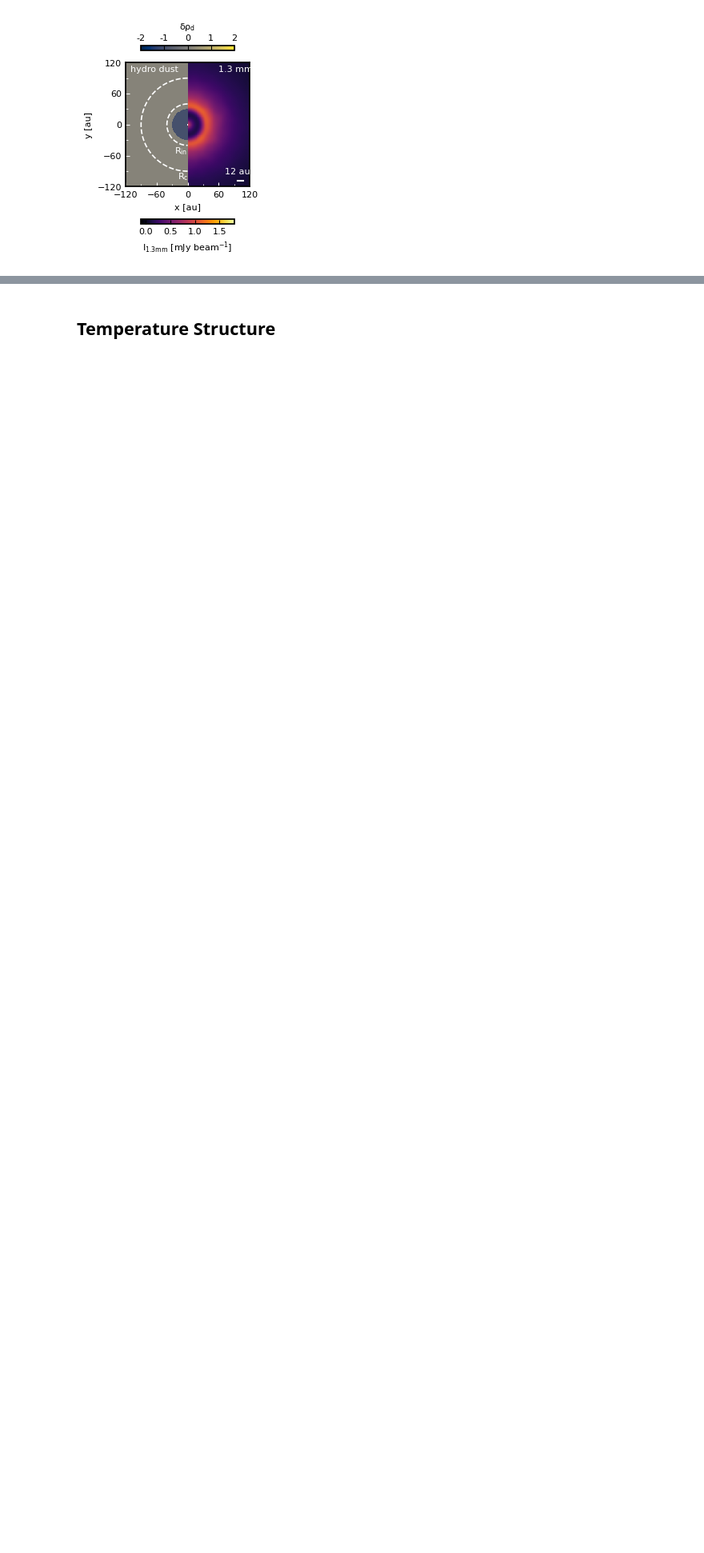
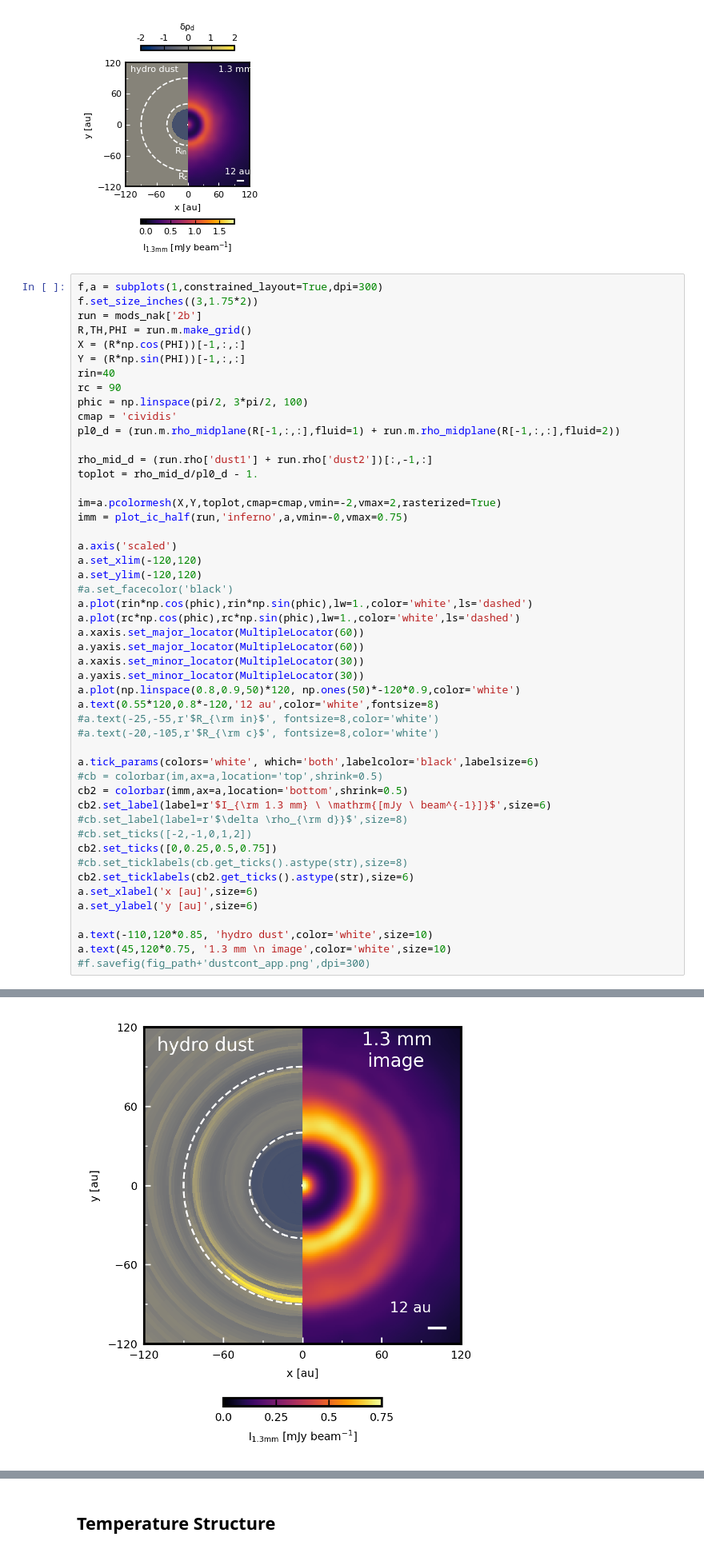
Before and after one commit to uconn-origins/wedgeford, a Jupyter notebook: Trz_analysis.ipynb, the cells around one changed output, grey strips where cells are left out. Shown at 80% size. Cells and saved outputs as stored; diff of their text form; blank space fills up the shorter version.

```diff
--- a/Trz_analysis.ipynb
+++ b/Trz_analysis.ipynb
@@ -525,3 +525,53 @@ f.savefig(fig_path+'dustcont_0.png',dpi=300)
 # %% [output]
 Reading image.out
 [figure]
+# %%
+f,a = subplots(1,constrained_layout=True,dpi=300)
+f.set_size_inches((3,1.75*2))
+run = mods_nak['2b']
+R,TH,PHI = run.m.make_grid()
+X = (R*np.cos(PHI))[-1,:,:]
+Y = (R*np.sin(PHI))[-1,:,:]
+rin=40
+rc = 90
+phic = np.linspace(pi/2, 3*pi/2, 100)
+cmap = 'cividis'
+pl0_d = (run.m.rho_midplane(R[-1,:,:],fluid=1) + run.m.rho_midplane(R[-1,:,:],fluid=2))
+
+rho_mid_d = (run.rho['dust1'] + run.rho['dust2'])[:,-1,:]
+toplot = rho_mid_d/pl0_d - 1.
+
+im=a.pcolormesh(X,Y,toplot,cmap=cmap,vmin=-2,vmax=2,rasterized=True)
+imm = plot_ic_half(run,'inferno',a,vmin=-0,vmax=0.75)
+
+a.axis('scaled')
+a.set_xlim(-120,120)
+a.set_ylim(-120,120)
+#a.set_facecolor('black')
+a.plot(rin*np.cos(phic),rin*np.sin(phic),lw=1.,color='white',ls='dashed')
+a.plot(rc*np.cos(phic),rc*np.sin(phic),lw=1.,color='white',ls='dashed')
+a.xaxis.set_major_locator(MultipleLocator(60))
+a.yaxis.set_major_locator(MultipleLocator(60))
+a.xaxis.set_minor_locator(MultipleLocator(30))
+a.yaxis.set_minor_locator(MultipleLocator(30))
+a.plot(np.linspace(0.8,0.9,50)*120, np.ones(50)*-120*0.9,color='white')
+a.text(0.55*120,0.8*-120,'12 au',color='white',fontsize=8)
+#a.text(-25,-55,r'$R_{\rm in}$', fontsize=8,color='white')
+#a.text(-20,-105,r'$R_{\rm c}$', fontsize=8,color='white')
+
+a.tick_params(colors='white', which='both',labelcolor='black',labelsize=6)
+#cb = colorbar(im,ax=a,location='top',shrink=0.5)
+cb2 = colorbar(imm,ax=a,location='bottom',shrink=0.5)
+cb2.set_label(label=r'$I_{\rm 1.3 mm} \ \mathrm{[mJy \ beam^{-1}]}$',size=6)
+#cb.set_label(label=r'$\delta \rho_{\rm d}}$',size=8)
+#cb.set_ticks([-2,-1,0,1,2])
+cb2.set_ticks([0,0.25,0.5,0.75])
+#cb.set_ticklabels(cb.get_ticks().astype(str),size=8)
+cb2.set_ticklabels(cb2.get_ticks().astype(str),size=6)
+a.set_xlabel('x [au]',size=6)
+a.set_ylabel('y [au]',size=6)
+
+a.text(-110,120*0.85, 'hydro dust',color='white',size=10)
+a.text(45,120*0.75, '1.3 mm \n image',color='white',size=10)
+#f.savefig(fig_path+'dustcont_app.png',dpi=300)
+# %% [output]
@@ -528,3 +580,4 @@ Reading image.out
+[figure, added]
 # %%
 def make_subplot(rows,cols,xlabel='',ylabel=''):
     nrows = len(rows)
```
Also changed, not shown: parts of 7 cells of this notebook, 45 other files.
